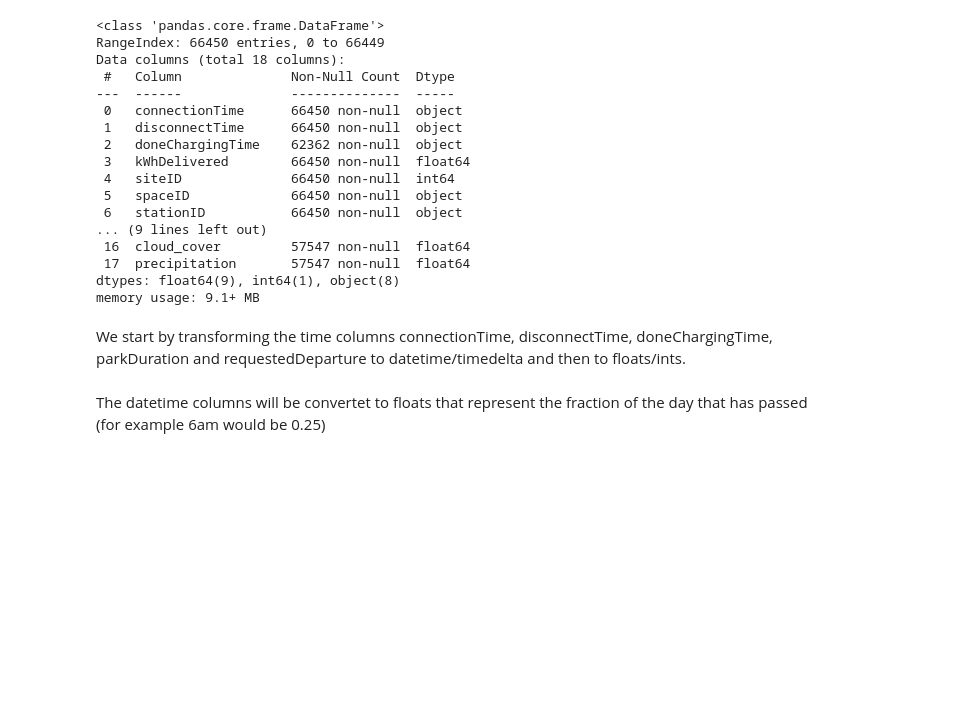
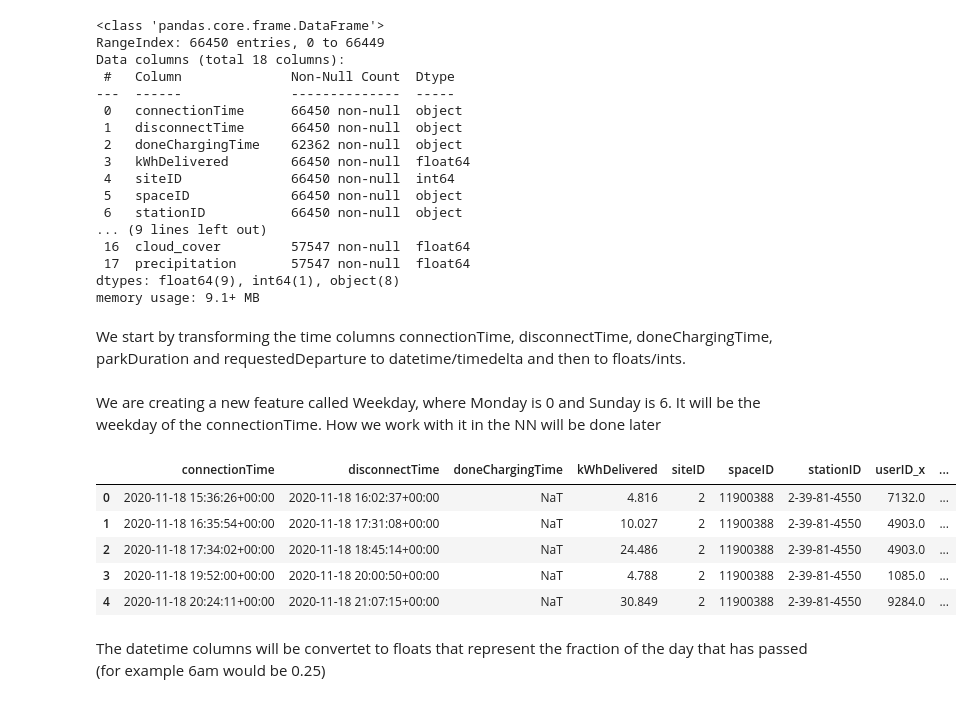
Before and after one commit to Sithkiller3000/AA2024, a Jupyter notebook: neuralnetwork.ipynb, the cells around one changed output. Drawn from its saved outputs; the diff is of its cells as text; code cells hidden in the pictures; blank space fills up the shorter version.

```diff
--- a/neuralnetwork.ipynb
+++ b/neuralnetwork.ipynb
@@ -45,6 +45,18 @@ df["disconnectTime"] = pd.to_datetime(df["disconnectTime"])
 df["doneChargingTime"] = pd.to_datetime(df["doneChargingTime"])
 df["parkDuration"] = pd.to_timedelta(df["parkDuration"])
 df["requestedDeparture"] = pd.to_datetime(df["requestedDeparture"])
+# %% [markdown]
+We are creating a new  feature called Weekday, where Monday is 0 and Sunday is 6. It will be the weekday of the connectionTime. How we work with it in the NN will be done later
+# %%
+df["weekday"] = df["connectionTime"].dt.weekday
+df.head()
+# %% [output]
+|  | connectionTime | disconnectTime | doneChargingTime | kWhDelivered | siteID | spaceID | stationID | userID_x | ... |
+| 0 | 2020-11-18 15:36:26+00:00 | 2020-11-18 16:02:37+00:00 | NaT | 4.816 | 2 | 11900388 | 2-39-81-4550 | 7132.0 | ... |
+| 1 | 2020-11-18 16:35:54+00:00 | 2020-11-18 17:31:08+00:00 | NaT | 10.027 | 2 | 11900388 | 2-39-81-4550 | 4903.0 | ... |
+| 2 | 2020-11-18 17:34:02+00:00 | 2020-11-18 18:45:14+00:00 | NaT | 24.486 | 2 | 11900388 | 2-39-81-4550 | 4903.0 | ... |
+| 3 | 2020-11-18 19:52:00+00:00 | 2020-11-18 20:00:50+00:00 | NaT | 4.788 | 2 | 11900388 | 2-39-81-4550 | 1085.0 | ... |
+| 4 | 2020-11-18 20:24:11+00:00 | 2020-11-18 21:07:15+00:00 | NaT | 30.849 | 2 | 11900388 | 2-39-81-4550 | 9284.0 | ... |
 # %% [markdown]
 The datetime columns will be convertet to floats that represent the fraction of the day that has passed (for example 6am would be 0.25)
 # %%
```
Also changed, not shown: parts of 7 cells of this notebook, 4 other files.
